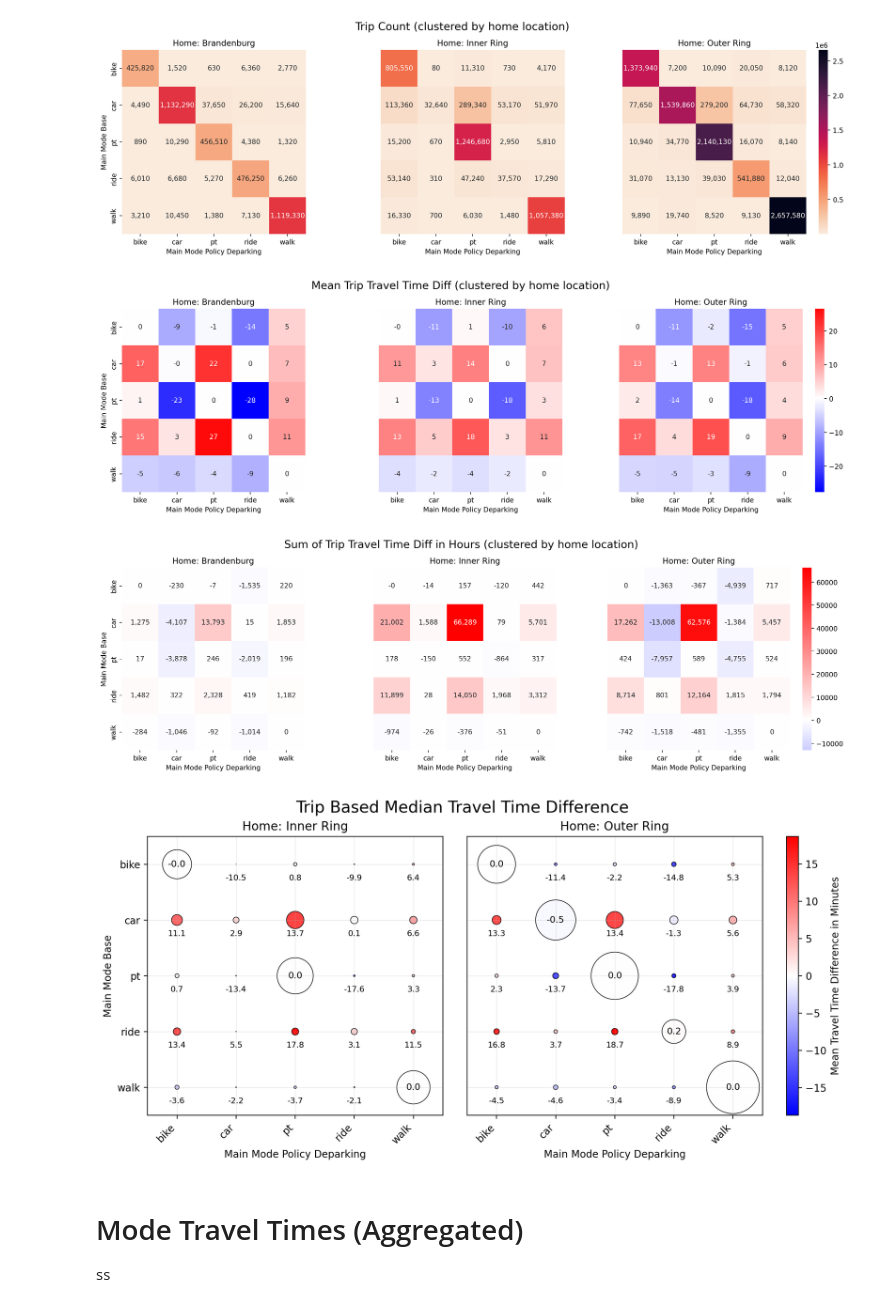
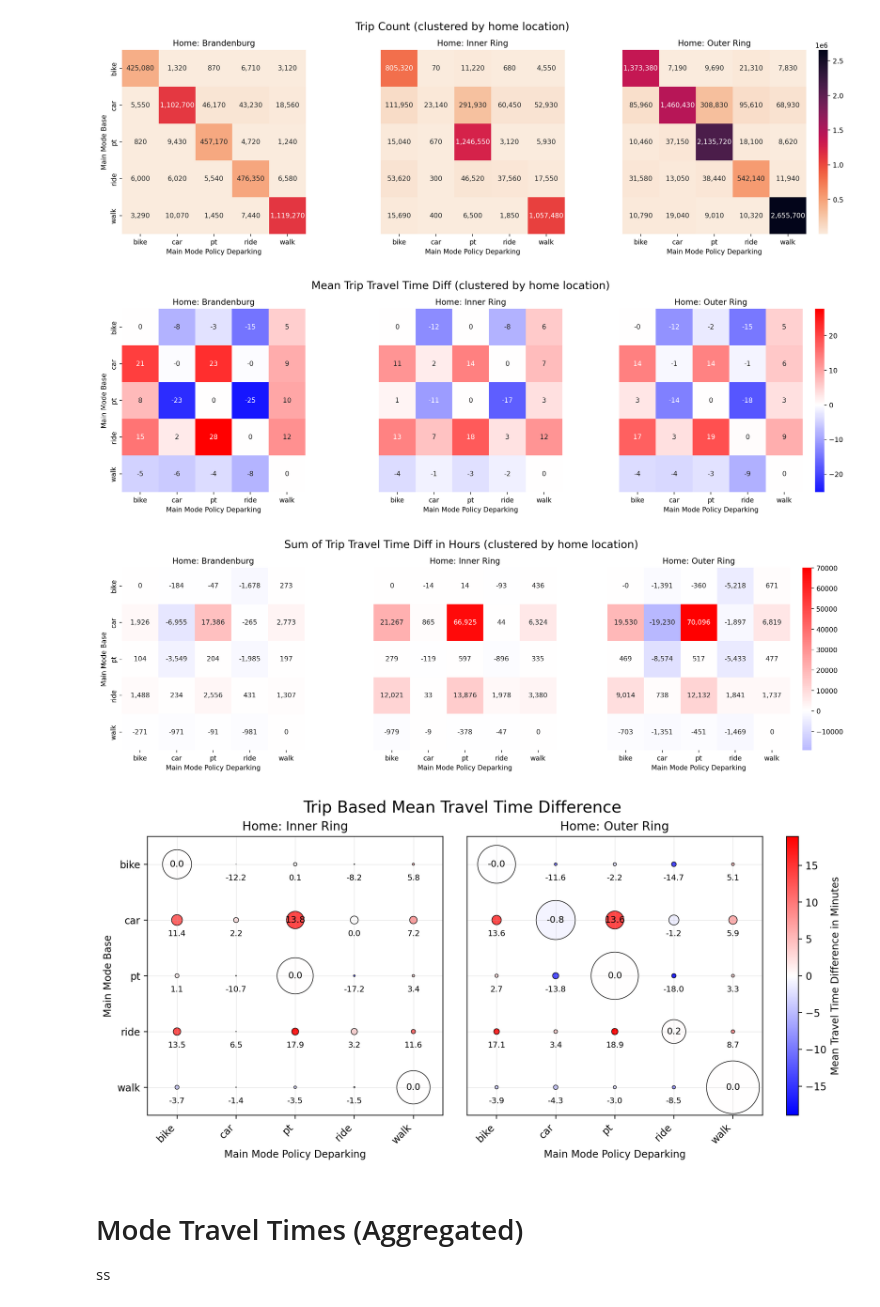
Before and after one commit to matsim-scenarios/matsim-berlin, a Jupyter notebook: src/main/python/analysis/trips-agent-specific.ipynb, the cells around one changed output. Cells and saved outputs as stored; diff of their text form; code cells hidden in the pictures.

```diff
--- a/src/main/python/analysis/trips-agent-specific.ipynb
+++ b/src/main/python/analysis/trips-agent-specific.ipynb
@@ -16,7 +16,7 @@ pct=0.1
 
 base_path = "/Users/paulh/runs-svn/matsim-berlin/autofrei/10pct-v6.4/berlin-autofrei-v6.4-baseCaseCtdExtended-10pct"
 policy_base_path = "/Users/paulh/runs-svn/matsim-berlin/autofrei/10pct-v6.4/berlin-autofrei-v6.4-policy-10pct"
-policy_deparking_path = "/Users/paulh/runs-svn/matsim-berlin/autofrei/10pct-v6.4/berlin-autofrei-v6.4-policy-10pct-deparking-p2_d0_i0_max1000"
+policy_deparking_path = "/Users/paulh/runs-svn/matsim-berlin/autofrei/10pct-v6.4/berlin-autofrei-v6.4-policy-10pct-deparking-p20_d0_i0_max1000"
 
 base_trips = pd.read_csv("%s/%s" % (base_path, trips_file), sep=";", low_memory=False)
 base_persons = pd.read_csv("%s/%s" % (base_path, persons_file), sep=";", low_memory=False)
@@ -352,12 +353,12 @@ plot_mode_combination_heatmap_facet(mode_combination_matrix_cluster(base_x_polic
 plot_mode_combination_heatmap_facet(mode_combination_matrix_cluster(base_x_policy_deparking_trips_home),
                                     "mean_travel_time_diff_min", "Mean Trip Travel Time Diff (clustered by home location)")
 # %% [output]
-[figure, old version]
+[figure, new version]
 # %%
 plot_mode_combination_heatmap_facet(mode_combination_matrix_cluster(base_x_policy_deparking_trips_home),
                                     "sum_travel_time_diff_hr", "Sum of Trip Travel Time Diff in Hours (clustered by home location)")
 # %% [output]
-[figure, old version]
+[figure, new version]
 # %%
 import math
 import numpy as np
@@ -521,9 +522,9 @@ def plot_mode_combination_bubble_facet(
 # %%
 cluster = mode_combination_matrix_cluster(base_x_policy_deparking_trips_home)
 cluster = cluster[cluster["cluster"]!="Brandenburg"]
-plot_mode_combination_bubble_facet(cluster, "Trip Based Median Travel Time Difference", size_scale=2750)
+plot_mode_combination_bubble_facet(cluster, "Trip Based Mean Travel Time Difference", size_scale=2750)
 # %% [output]
-[figure, old version]
+[figure, new version]
 # %% [markdown]
 # Mode Travel Times (Aggregated)
 ss
```
Also changed, not shown: parts of 5 cells of this notebook, 6 other files.
